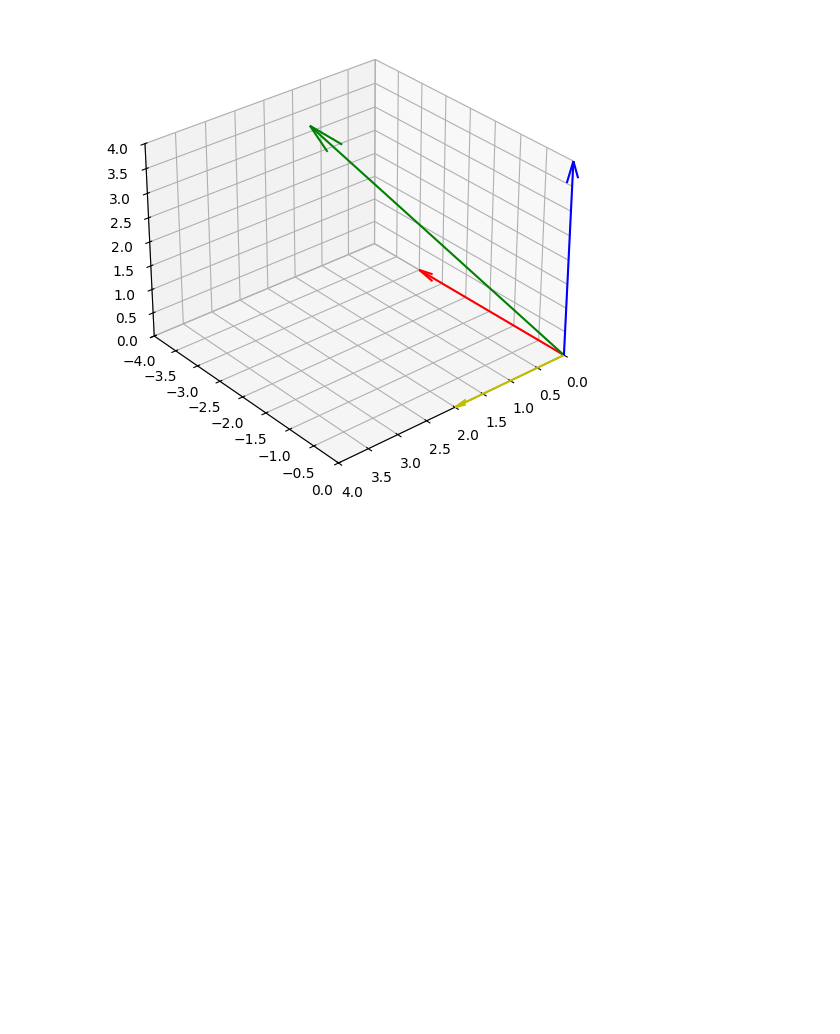
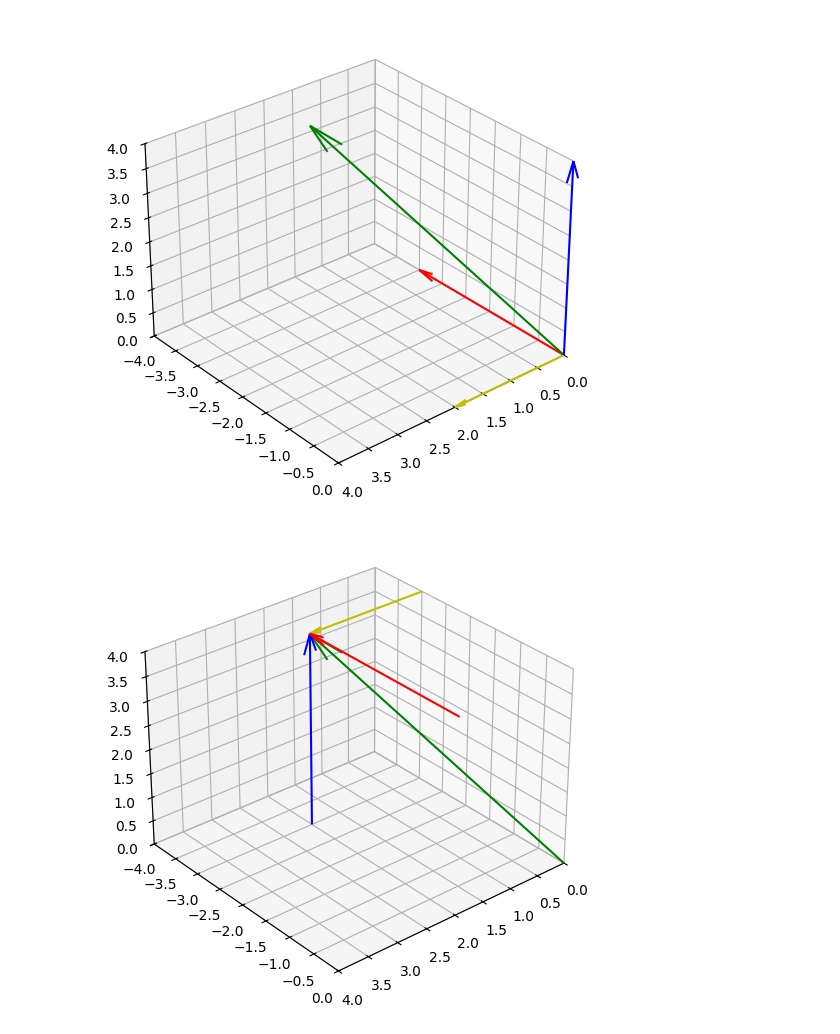
Before and after one commit to Artuk009/MathematicalMethodsForPhysicists, a Jupyter notebook: Chapter_01/Vectors.ipynb, the cells around one changed output. Drawn from its saved outputs; the diff is of its cells as text; code cells hidden in the pictures; blank space fills up the shorter version.

Commit message:
Converging Components

```diff
--- a/Chapter_01/Vectors.ipynb
+++ b/Chapter_01/Vectors.ipynb
@@ -122,3 +123,24 @@ ax.view_init(30, 50)
 plt.show()
 # %% [output]
 [figure]
+# %%
+# Illustration of component vectors converging on the vector V
+fig = plt.figure(figsize=(6,6))
+ax = fig.add_subplot(projection="3d")
+
+# Shift component vectors to converge on the vector V
+ax.quiver(0,0,0, V[0], V[1], V[2], arrow_length_ratio=0.1, color='g')
+ax.quiver(0,V[1],V[2], V_x[0], V_x[1], V_x[2], arrow_length_ratio=0.1, color='y')
+ax.quiver(V[0],0,V[2], V_y[0], V_y[1], V_y[2], arrow_length_ratio=0.1, color='r')
+ax.quiver(V[0],V[1],0, V_z[0], V_z[1], V_z[2], arrow_length_ratio=0.1, color='b')
+
+ax.set_xlim([0,4])
+ax.set_ylim([-4,0])
+ax.set_zlim([0,4])
+
+# Rotate view
+ax.view_init(30, 50)
+
+plt.show()
+# %% [output]
+[figure, added]
```
Also changed, not shown: parts of 2 cells of this notebook.
